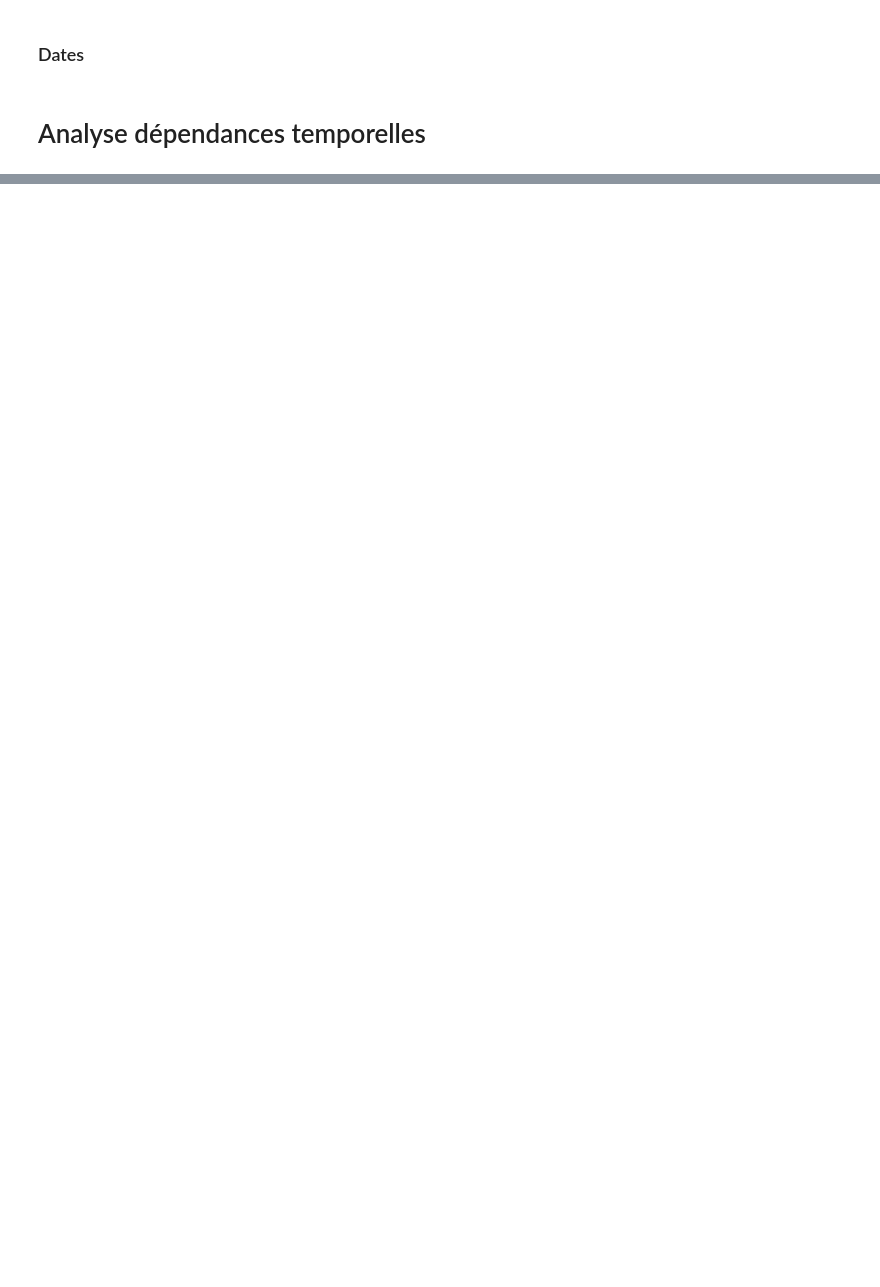
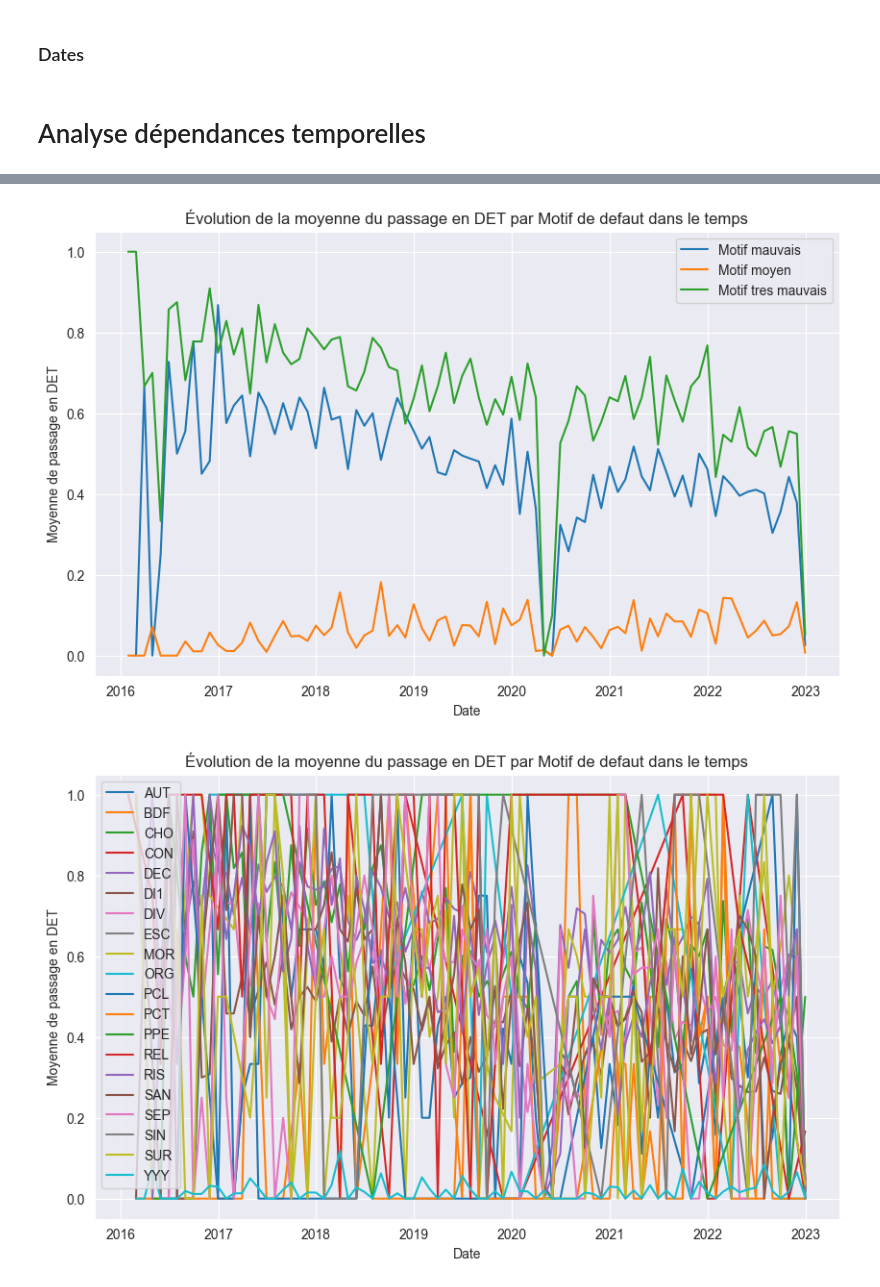
Before and after one commit to samuel-LP/Challenge-Credit-Logement, a Jupyter notebook: Notebooks/Analyse exploratoire.ipynb, the cells around one changed output, grey strips where cells are left out. Drawn from its saved outputs; the diff is of its cells as text; code cells hidden in the pictures; blank space fills up the shorter version.

```diff
--- a/Notebooks/Analyse exploratoire.ipynb
+++ b/Notebooks/Analyse exploratoire.ipynb
@@ -232,0 +423,35 @@ for cd_op, group in grouped_df:
+# %%
+motif_tres_mauvais = ['ESC' , 'REL', 'ORG', 'PPE', 'DEC', 'SIN']
+motif_mauvais = ['MOR', 'CHO', 'DIV', 'SUR', 'RIS', 'SEP', 'SAN', 'CON', 'DI1' ]
+motif_moyen = ['BDF', 'AUT', 'PCL', 'PCT', 'YYY']
+
+# Ajouter une colonne 'Catégorie' au DataFrame en fonction des catégories
+df['Motif'] = np.select(
+    [
+        df['CD_MTF_DFC'].isin(motif_tres_mauvais),
+        df['CD_MTF_DFC'].isin(motif_mauvais),
+        df['CD_MTF_DFC'].isin(motif_moyen)
+    ],
+    ['Motif tres mauvais', 'Motif mauvais', 'Motif moyen'],
+    default='Motif moyen')
+# %%
+import matplotlib.pyplot as plt
+
+for col in df[['Motif','CD_MTF_DFC']].columns:#.select_dtypes(include = 'object').columns:
+
+    result = df.groupby([col, 'arrete'])['fl_pass_DET'].mean().reset_index()
+
+    fig, ax = plt.subplots(figsize=(10, 6))
+
+    for genre, group in result.groupby(f'{col}'):
+        ax.plot(group['arrete'], group['fl_pass_DET'], label=f'{genre}')
+
+    ax.legend()
+    ax.set_xlabel('Date')
+    ax.set_ylabel('Moyenne de passage en DET')
+    ax.set_title(f'Évolution de la moyenne du passage en DET par Motif de defaut dans le temps')
+
+    plt.show()
+# %% [output]
+[figure, added]
+[figure, added]
```
Also changed, not shown: parts of 26 cells of this notebook.
